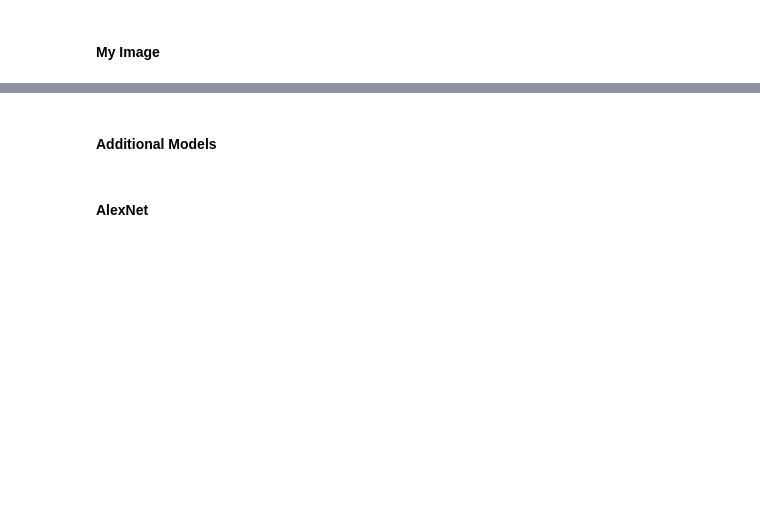
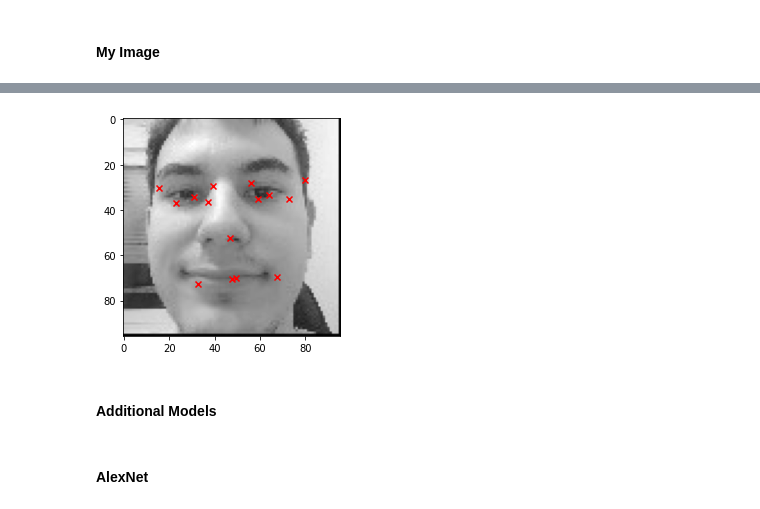
Before and after one commit to mdodovic/Facial-Keypoints-Detection, a Jupyter notebook: keypoints_detector.ipynb, the cells around one changed output, grey strips where cells are left out. Cells and saved outputs as stored; diff of their text form; code cells hidden in the pictures; blank space fills up the shorter version.

```diff
--- a/keypoints_detector.ipynb
+++ b/keypoints_detector.ipynb
@@ -571,0 +471,3 @@ plt.show()
+# %%
+predict_my_image("dataset/mdodovic4.jpg")
+# %% [output]
@@ -572,3 +475,4 @@ plt.show()
+[figure, added]
 # %% [markdown]
 #### Additional Models
 # %% [markdown]
```
Also changed, not shown: parts of 33 cells of this notebook.
